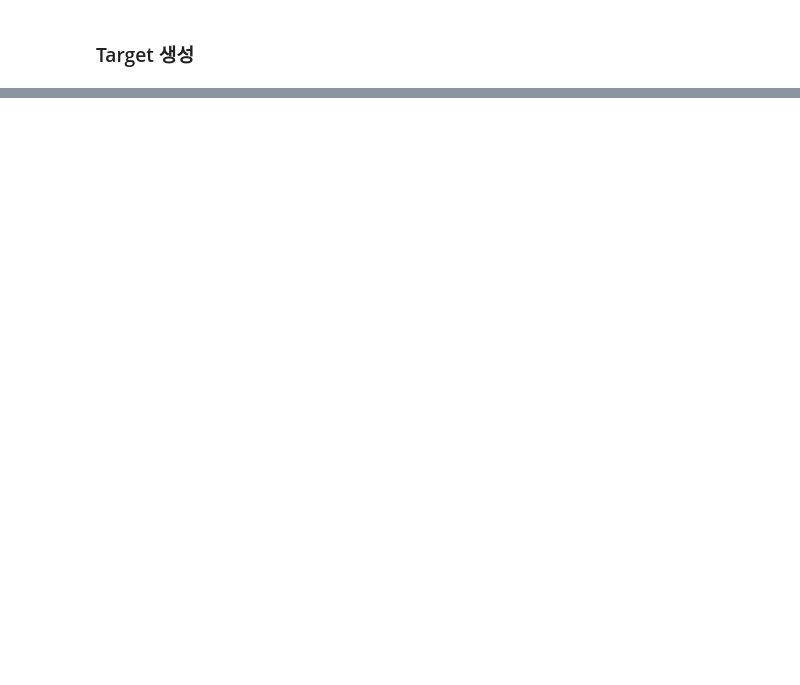
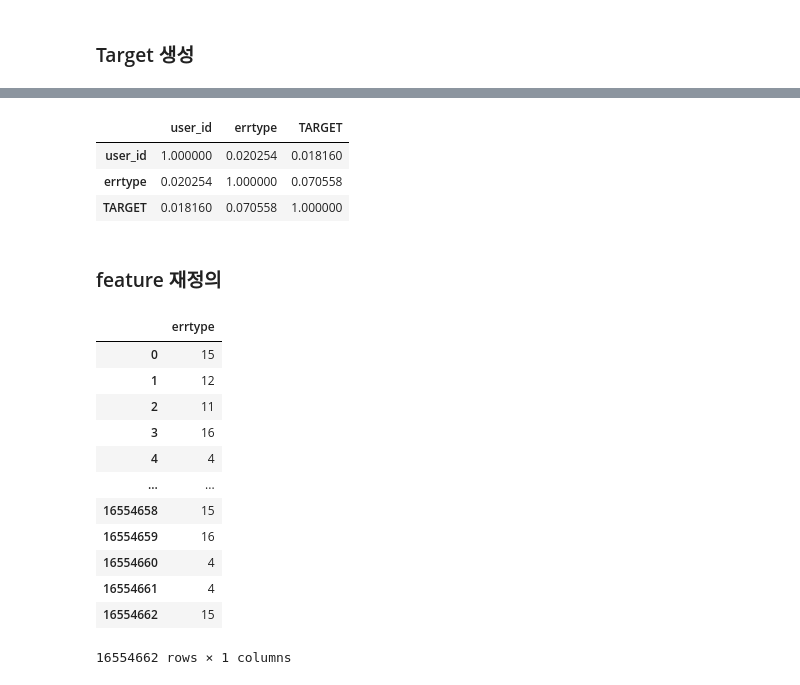
Before and after one commit to castleroad95/System-error-AI-competition, a Jupyter notebook: protesting_prediction.ipynb, the cells around one changed output, grey strips where cells are left out. Saved outputs shown, nothing was run; the diff lists cells and outputs as text; code cells hidden in the pictures; blank space fills up the shorter version.

```diff
--- a/protesting_prediction.ipynb
+++ b/protesting_prediction.ipynb
@@ -563,0 +560,9 @@ AttributeError: 'DataFrame' object has no attribute 'sort'
+# %%
+# total_user_id는 서로 다른 user_id갯수
+
+total_user_id=len(f_err['user_id'].unique())
+target=[0]*total_user_id
+
+for i in f_prob.user_id.values:
+    if target[i-10000]==0:
+        target[i-10000]=1
@@ -563,0 +613,12 @@ AttributeError: 'DataFrame' object has no attribute 'sort'
+# %%
+tmp_err=f_err.copy()
+# %%
+ALL_TARGET=[]
+
+for i in f_err.user_id.values:
+    if i in f_prob.user_id.unique():
+        ALL_TARGET.append(1)
+    else:
+        ALL_TARGET.append(0)
+# %%
+tmp_err['TARGET']=ALL_TARGET
@@ -563,0 +641,11 @@ AttributeError: 'DataFrame' object has no attribute 'sort'
+# %%
+# pearson보다 spearman 계수가 해당 데이터(순서형자료)에 맞다고 생각함
+
+tmp_err.corr(method='pearson').style.background_gradient(cmap='coolwarm')
+# %% [output]
+|  | user_id | errtype | TARGET |
+| user_id | 1.000000 | 0.020254 | 0.018160 |
+| errtype | 0.020254 | 1.000000 | 0.070558 |
+| TARGET | 0.018160 | 0.070558 | 1.000000 |
+# %% [markdown]
+### feature 재정의
@@ -563,0 +658,17 @@ AttributeError: 'DataFrame' object has no attribute 'sort'
+# %%
+x=pd.DataFrame(tmp_err['errtype'])
+x
+# %% [output]
+|  | errtype |
+| 0 | 15 |
+| 1 | 12 |
+| 2 | 11 |
+| 3 | 16 |
+| 4 | 4 |
+| ... | ... |
+| 16554658 | 15 |
+| 16554659 | 16 |
+| 16554660 | 4 |
+| 16554661 | 4 |
+| 16554662 | 15 |
+16554662 rows × 1 columns
```
Also changed, not shown: parts of 21 cells of this notebook.
